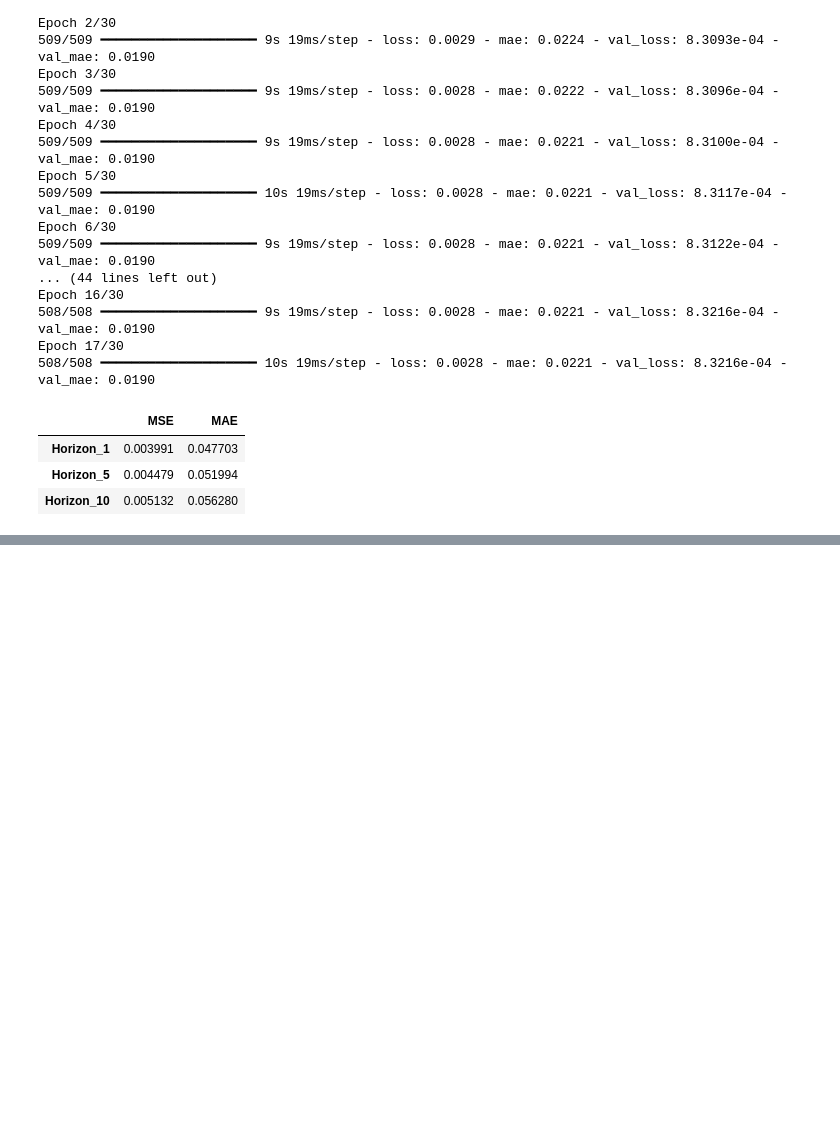
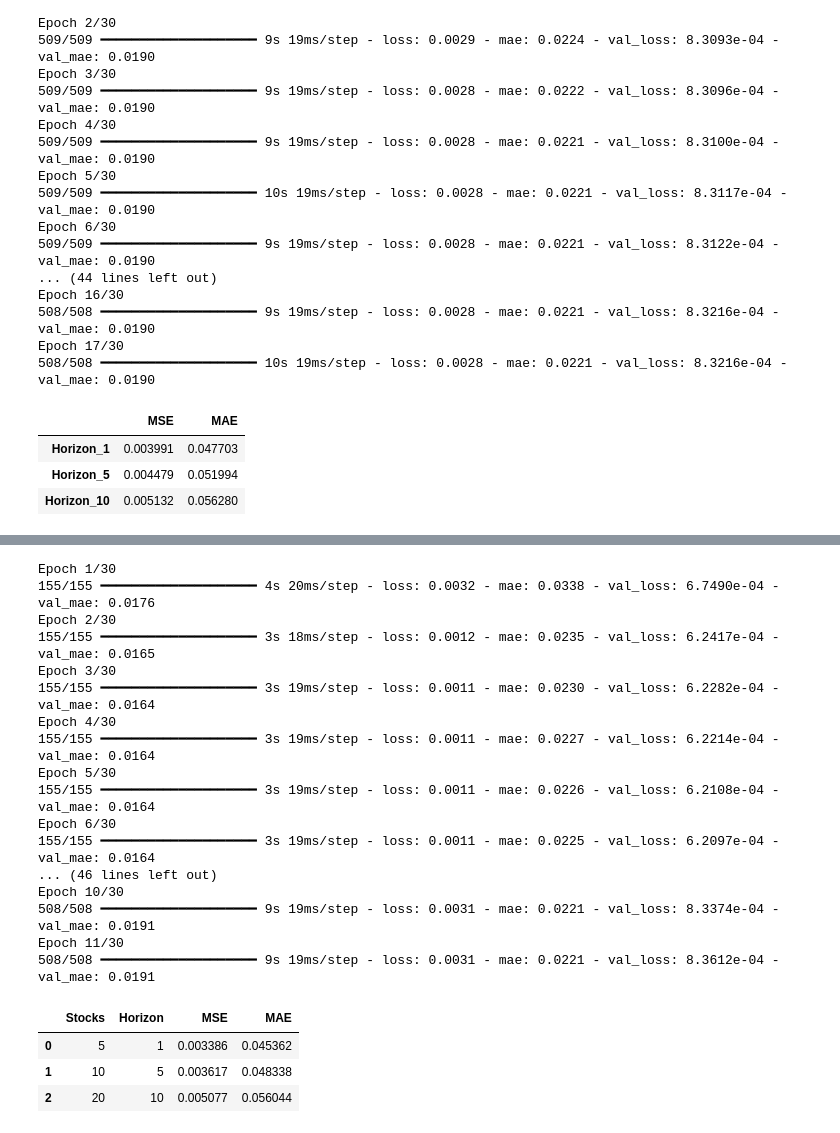
Before and after one commit to BrnDnzDzgn/Stock_Price_Predictor, a Jupyter notebook: 2_modeling.ipynb, the cells around one changed output, grey strips where cells are left out. Saved outputs shown, nothing was run; the diff lists cells and outputs as text; code cells hidden in the pictures; blank space fills up the shorter version.

```diff
--- a/2_modeling.ipynb
+++ b/2_modeling.ipynb
@@ -237,0 +318,80 @@ Epoch 17/30
+# %%
+configs = [
+    (5, 1),
+    (10, 5),
+    (20, 10),
+]
+
+results = []
+
+for n_stocks, horizon in configs:
+    tr = subset_stocks(train_df, n_stocks)
+    te = subset_stocks(test_df, n_stocks)
+
+    Xtr, ytr = make_sequences(tr, WINDOW, horizon)
+    Xte, yte = make_sequences(te, WINDOW, horizon)
+
+    tf.keras.backend.clear_session()
+    tf.random.set_seed(42)
+
+    model = models.Sequential([
+        layers.Input(shape=(WINDOW, Xtr.shape[2])),
+        layers.LSTM(64, return_sequences=True),
+        layers.Dropout(0.3),
+        layers.LSTM(32),
+        layers.Dropout(0.3),
+        layers.Dense(16, activation="relu"),
+        layers.Dense(1)
+    ])
+
+    model.compile(
+        optimizer=optimizers.Adam(1e-3),
+        loss="mse",
+        metrics=[tf.keras.metrics.MeanAbsoluteError(name="mae")]
+    )
+
+    model.fit(
+        Xtr, ytr,
+        validation_split=0.1,
+        epochs=30,
+        batch_size=256,
+        callbacks=[callbacks.EarlyStopping(
+            monitor="val_loss",
+            patience=5,
+            restore_best_weights=True
+        )],
+        verbose=1
+    )
+
+    mse, mae = model.evaluate(Xte, yte, verbose=0)
+
+    results.append({
+        "Stocks": n_stocks,
+        "Horizon": horizon,
+        "MSE": mse,
+        "MAE": mae
+    })
+
+pd.DataFrame(results)
+# %% [output]
+Epoch 1/30
+155/155 ━━━━━━━━━━━━━━━━━━━━ 4s 20ms/step - loss: 0.0032 - mae: 0.0338 - val_loss: 6.7490e-04 - val_mae: 0.0176
+Epoch 2/30
+155/155 ━━━━━━━━━━━━━━━━━━━━ 3s 18ms/step - loss: 0.0012 - mae: 0.0235 - val_loss: 6.2417e-04 - val_mae: 0.0165
+Epoch 3/30
+155/155 ━━━━━━━━━━━━━━━━━━━━ 3s 19ms/step - loss: 0.0011 - mae: 0.0230 - val_loss: 6.2282e-04 - val_mae: 0.0164
+Epoch 4/30
+155/155 ━━━━━━━━━━━━━━━━━━━━ 3s 19ms/step - loss: 0.0011 - mae: 0.0227 - val_loss: 6.2214e-04 - val_mae: 0.0164
+Epoch 5/30
+155/155 ━━━━━━━━━━━━━━━━━━━━ 3s 19ms/step - loss: 0.0011 - mae: 0.0226 - val_loss: 6.2108e-04 - val_mae: 0.0164
+Epoch 6/30
+155/155 ━━━━━━━━━━━━━━━━━━━━ 3s 19ms/step - loss: 0.0011 - mae: 0.0225 - val_loss: 6.2097e-04 - val_mae: 0.0164
+... (46 lines left out)
+Epoch 10/30
+508/508 ━━━━━━━━━━━━━━━━━━━━ 9s 19ms/step - loss: 0.0031 - mae: 0.0221 - val_loss: 8.3374e-04 - val_mae: 0.0191
+Epoch 11/30
+508/508 ━━━━━━━━━━━━━━━━━━━━ 9s 19ms/step - loss: 0.0031 - mae: 0.0221 - val_loss: 8.3612e-04 - val_mae: 0.0191
+|  | Stocks | Horizon | MSE | MAE |
+| 0 | 5 | 1 | 0.003386 | 0.045362 |
+| 1 | 10 | 5 | 0.003617 | 0.048338 |
+| 2 | 20 | 10 | 0.005077 | 0.056044 |
```
Also changed, not shown: parts of 2 cells of this notebook, 1 other file.
